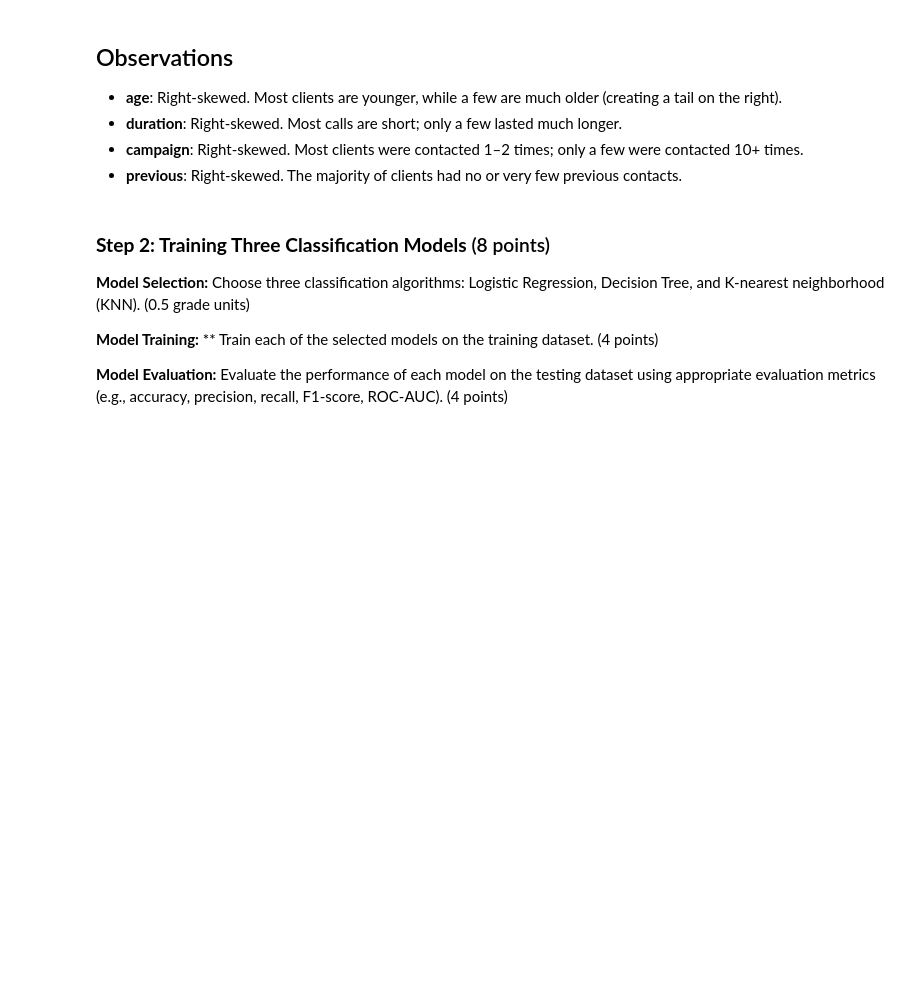
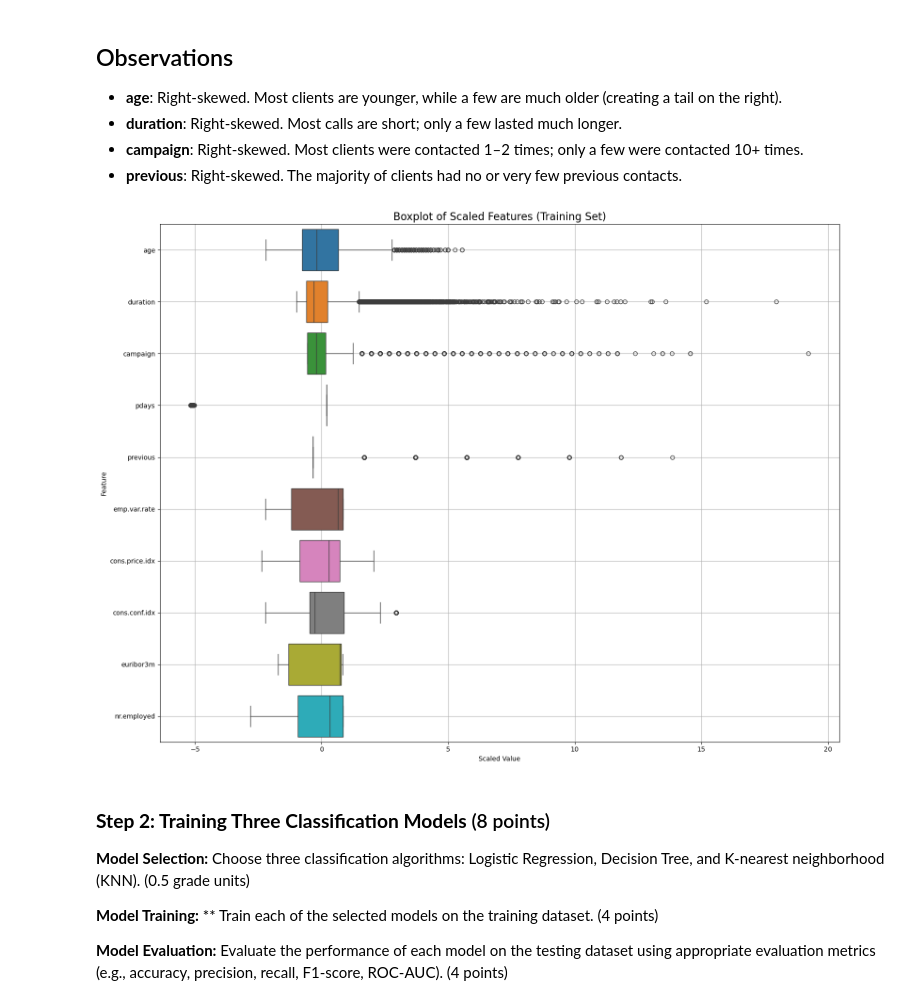
Before and after one commit to viktortrilar/Bank-Telemarketing-Data-Analysis, a Jupyter notebook: Final Project 2025.ipynb, the cells around one changed output. Saved outputs shown, nothing was run; the diff lists cells and outputs as text; code cells hidden in the pictures; blank space fills up the shorter version.

Commit message:
box plot

```diff
--- a/Final Project 2025.ipynb
+++ b/Final Project 2025.ipynb
@@ -389,6 +389,18 @@ plt.show()
 - **duration**: Right-skewed. Most calls are short; only a few lasted much longer.
 - **campaign**: Right-skewed. Most clients were contacted 1–2 times; only a few were contacted 10+ times.
 - **previous**: Right-skewed. The majority of clients had no or very few previous contacts.
+# %%
+#boxplot of the scaled features
+plt.figure(figsize=(16,12))
+sns.boxplot(data=numeric_scaled, orient='h')
+plt.title('Boxplot of Scaled Features (Training Set)', fontsize=16)
+plt.xlabel('Scaled Value')
+plt.ylabel('Feature')
+plt.grid(True)
+plt.tight_layout()
+plt.show()
+# %% [output]
+[figure, added]
 # %%
 #points += 8
 # %% [markdown]
```
